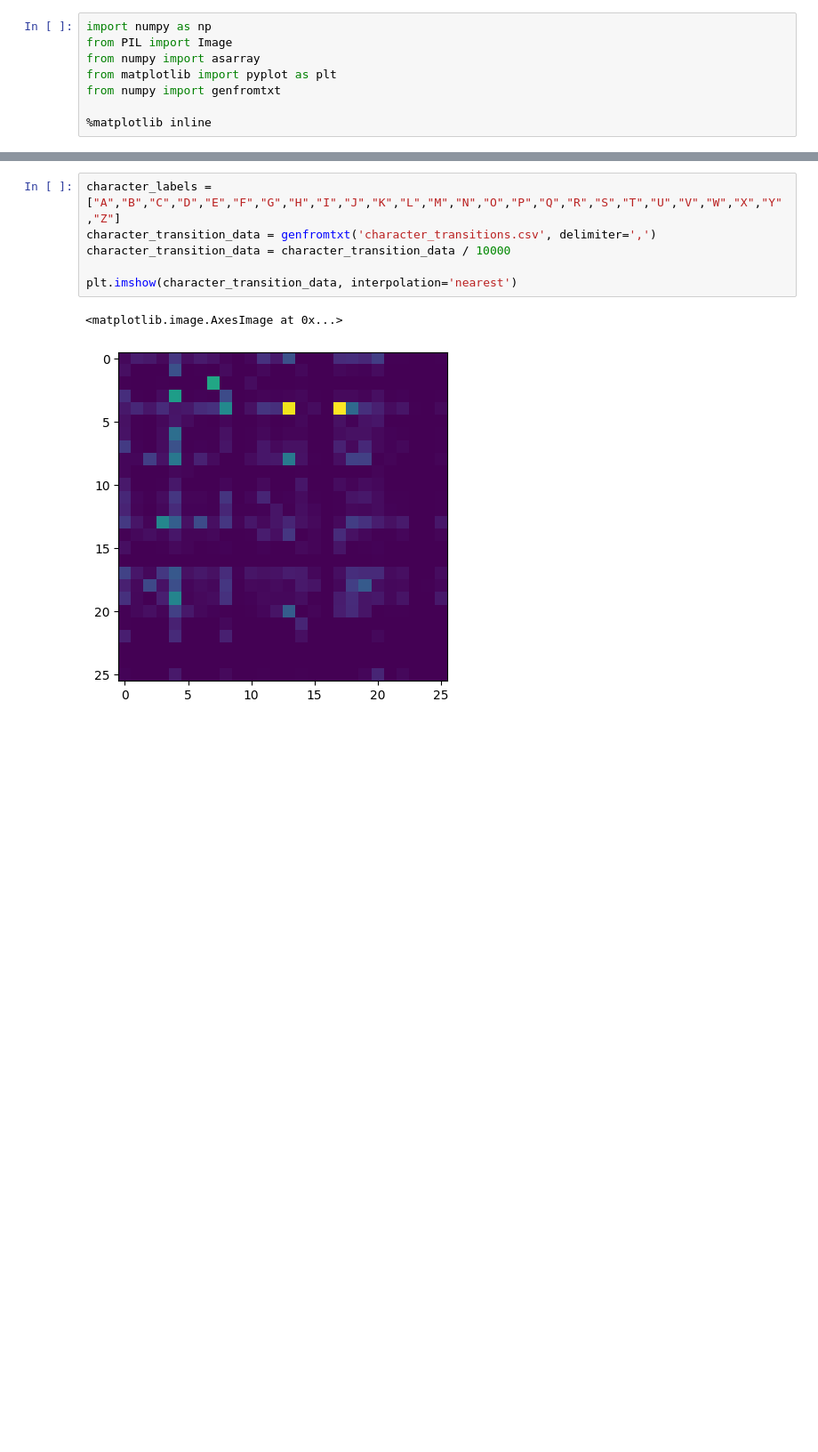
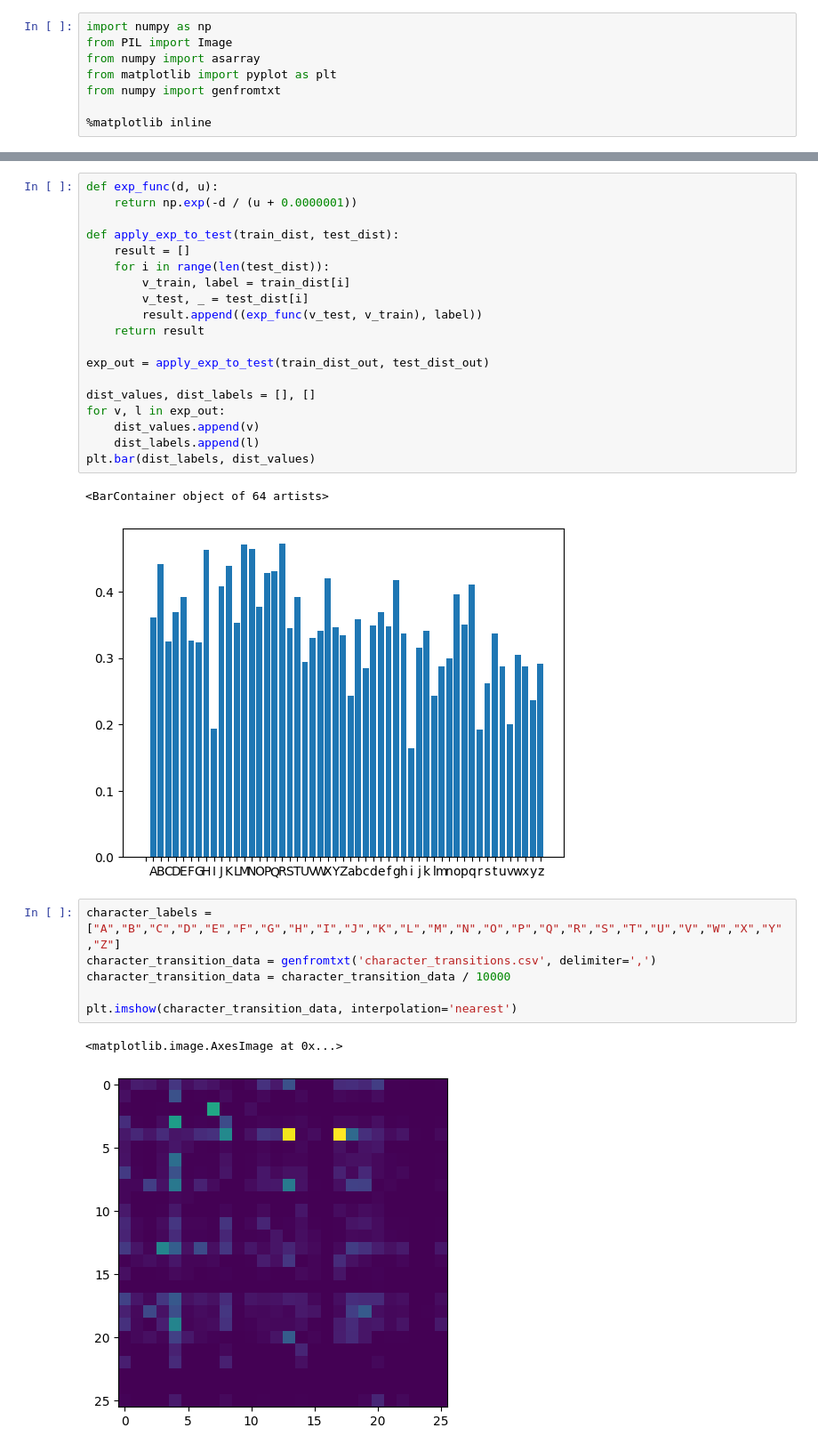
Before and after one commit to HTW-Project-Group/handwriting-recognition, a Jupyter notebook: handwriting-recognition.ipynb, the cells around one changed output, grey strips where cells are left out. Shown: that part at 89% size. Saved outputs shown, nothing was run; the diff lists cells and outputs as text; blank space fills up the shorter version.

```diff
--- a/handwriting-recognition.ipynb
+++ b/handwriting-recognition.ipynb
@@ -188,3 +239,25 @@ np.sum(norm_values)
+# %%
+def exp_func(d, u):
+    return np.exp(-d / (u + 0.0000001))
+
+def apply_exp_to_test(train_dist, test_dist):
+    result = []
+    for i in range(len(test_dist)):
+        v_train, label = train_dist[i]
+        v_test, _ = test_dist[i]
+        result.append((exp_func(v_test, v_train), label))
+    return result
+
+exp_out = apply_exp_to_test(train_dist_out, test_dist_out)
+
+dist_values, dist_labels = [], []
+for v, l in exp_out:
+    dist_values.append(v)
+    dist_labels.append(l)
+plt.bar(dist_labels, dist_values)
+# %% [output]
+<BarContainer object of 64 artists>
+[figure, added]
 # %%
 character_labels = ["A","B","C","D","E","F","G","H","I","J","K","L","M","N","O","P","Q","R","S","T","U","V","W","X","Y","Z"]
 character_transition_data = genfromtxt('character_transitions.csv', delimiter=',')
```
Also changed, not shown: parts of 11 cells of this notebook, 2 other files.
